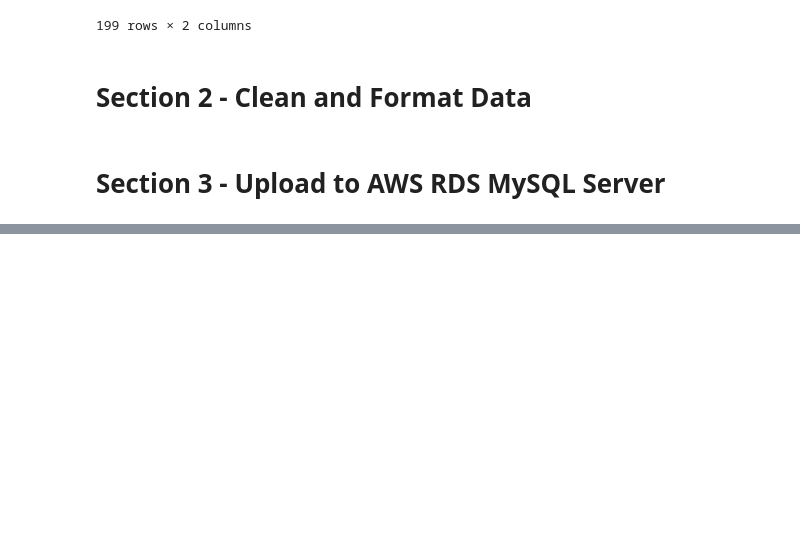
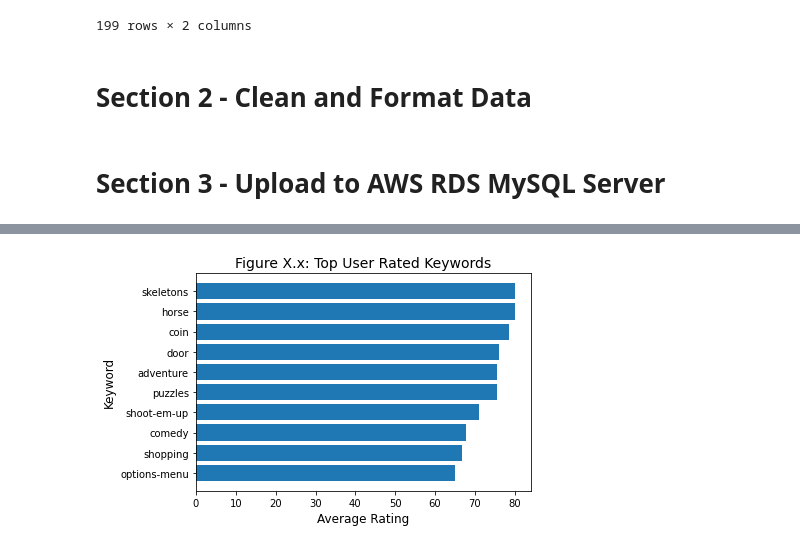
Before and after one commit to hunterblum/Twitch-ETL-Pipeline, a Jupyter notebook: IGDB_Pipeline_ivan.ipynb, the cells around one changed output, grey strips where cells are left out. Cells and saved outputs as stored; diff of their text form; code cells hidden in the pictures; blank space fills up the shorter version.

```diff
--- a/IGDB_Pipeline_ivan.ipynb
+++ b/IGDB_Pipeline_ivan.ipynb
@@ -321,6 +347,12 @@ GROUP BY gni.genre_id;
 # %%
-SELECT ki.keyword_name, AVG(gm.rating)
-FROM games AS gm
-INNER JOIN keywords AS k ON gm.game_id = k.game_id
-INNER JOIN keyword_info AS ki ON k.keyword_id = ki.keyword_id
-GROUP BY ki.keyword_id;
+# Keywords with top rated games, where key word appears at least 5 times.
+query_top10_keyword="""SELECT ki.keyword_name, AVG(gm.rating) AS avg_rating
+                    FROM games AS gm
+                    INNER JOIN keywords AS k ON gm.game_id = k.game_id
+                    INNER JOIN keyword_info AS ki ON k.keyword_id = ki.keyword_id
+                    GROUP BY ki.keyword_id
+                    HAVING COUNT(ki.keyword_id)>4
+                    ORDER BY avg_rating DESC
+                    LIMIT 10;"""
+Query_Top10_Keyword = pd.read_sql_query(query_top10_keyword, con= engine)
+Query_Top10_Keyword
@@ -327 +371,13 @@ GROUP BY ki.keyword_id;
+# %%
+Query_Top10_Keyword = Query_Top10_Keyword.sort_values(by=['avg_rating'])
+Keyword = Query_Top10_Keyword['keyword_name']
+Average_Rating = Query_Top10_Keyword['avg_rating']
+
+plt.barh(y=Keyword, width=Average_Rating)
+plt.xlabel("Average Rating", fontsize = 12)
+plt.ylabel("Keyword", fontsize = 12)
+plt.title("Figure X.x: Top User Rated Keywords", fontsize = 14)
+plt.show()
+# %% [output]
+[figure, added]
 # %%
```
Also changed, not shown: parts of 17 cells of this notebook.
